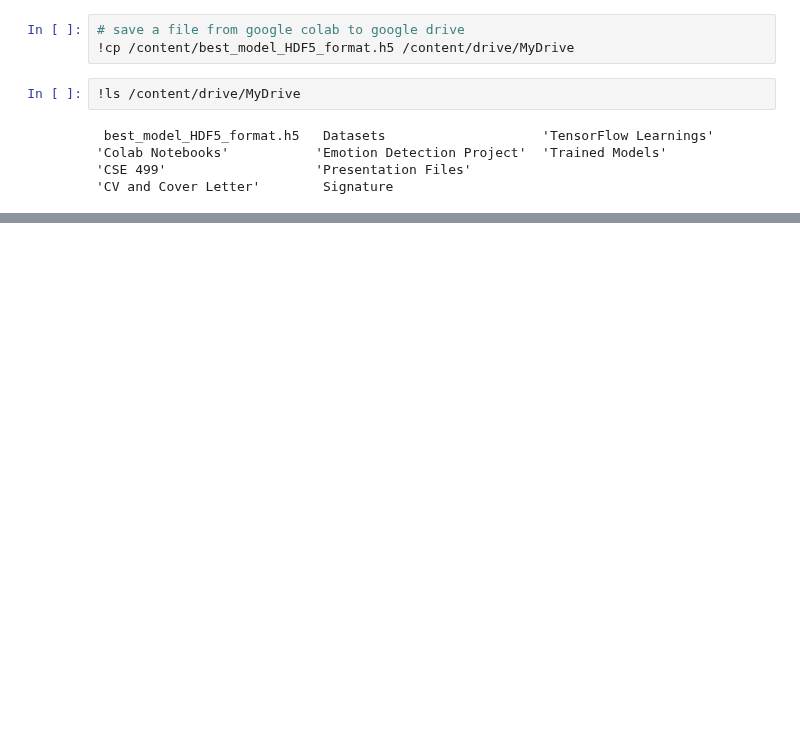
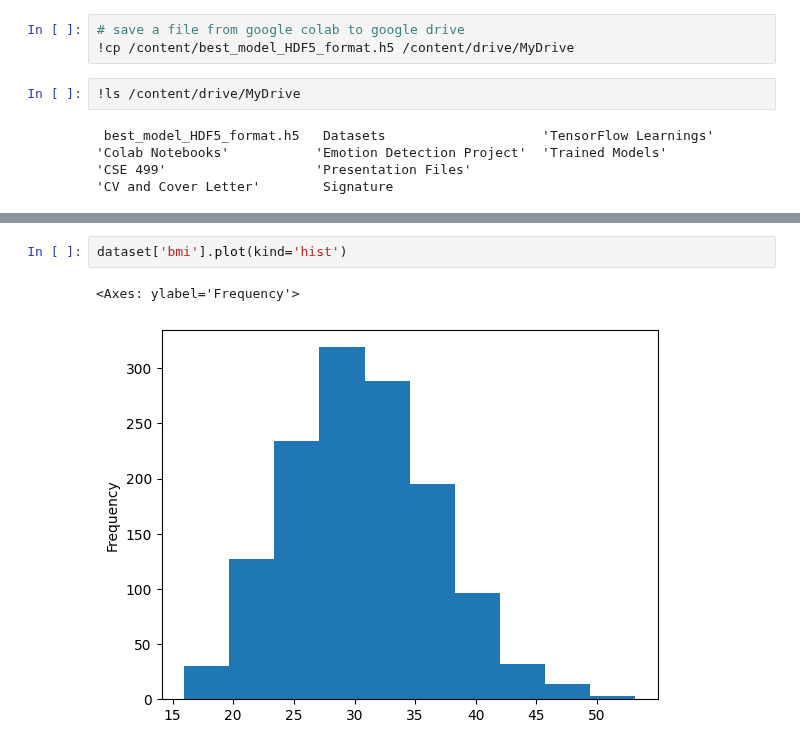
Before and after one commit to Muntasir2179/tensorflow-learning, a Jupyter notebook: 01_neural_network_regression_with_tensorflow.ipynb, the cells around one changed output, grey strips where cells are left out. Cells and saved outputs as stored; diff of their text form; blank space fills up the shorter version.

```diff
--- a/01_neural_network_regression_with_tensorflow.ipynb
+++ b/01_neural_network_regression_with_tensorflow.ipynb
@@ -842,0 +1095,5 @@ files.download('best_model_HDF5_format.h5')
+# %%
+dataset['bmi'].plot(kind='hist')
+# %% [output]
+<Axes: ylabel='Frequency'>
+[figure, added]
```
Also changed, not shown: parts of 68 cells of this notebook.
